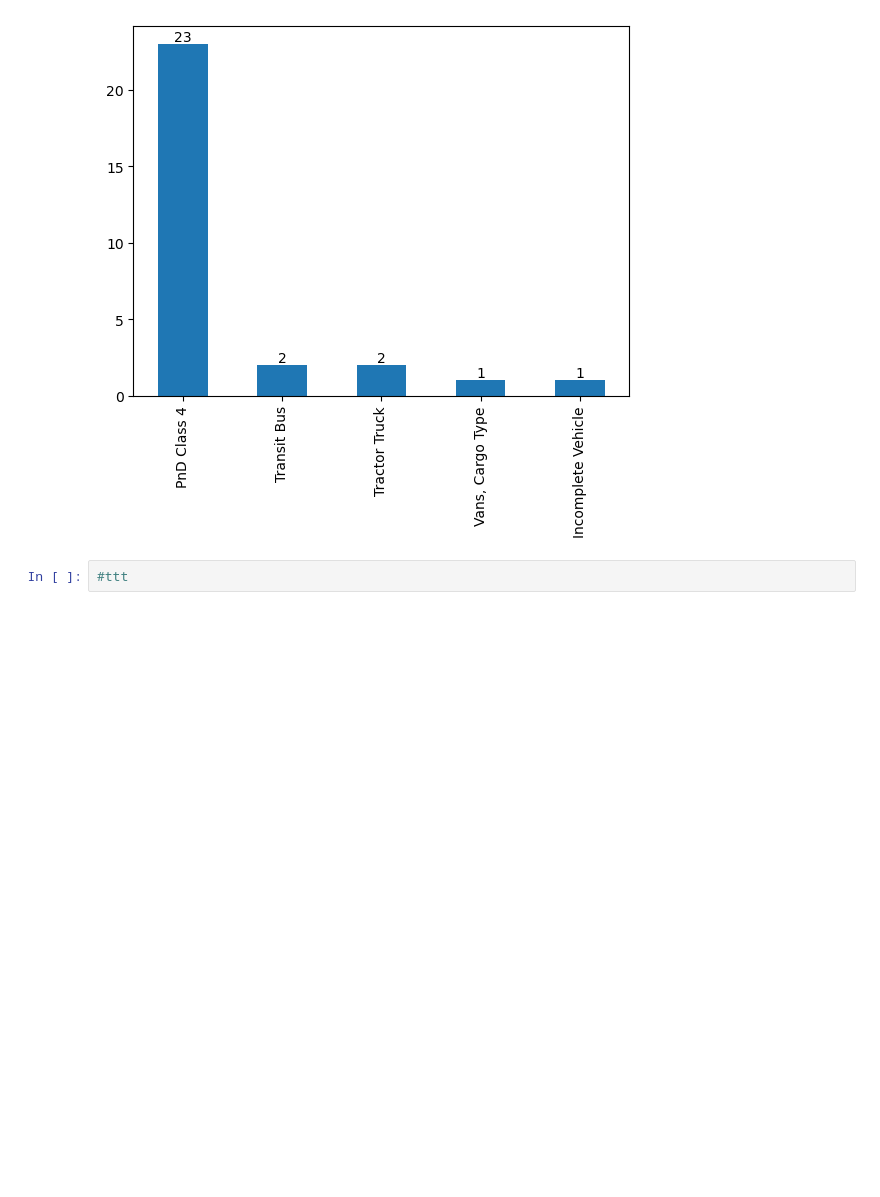
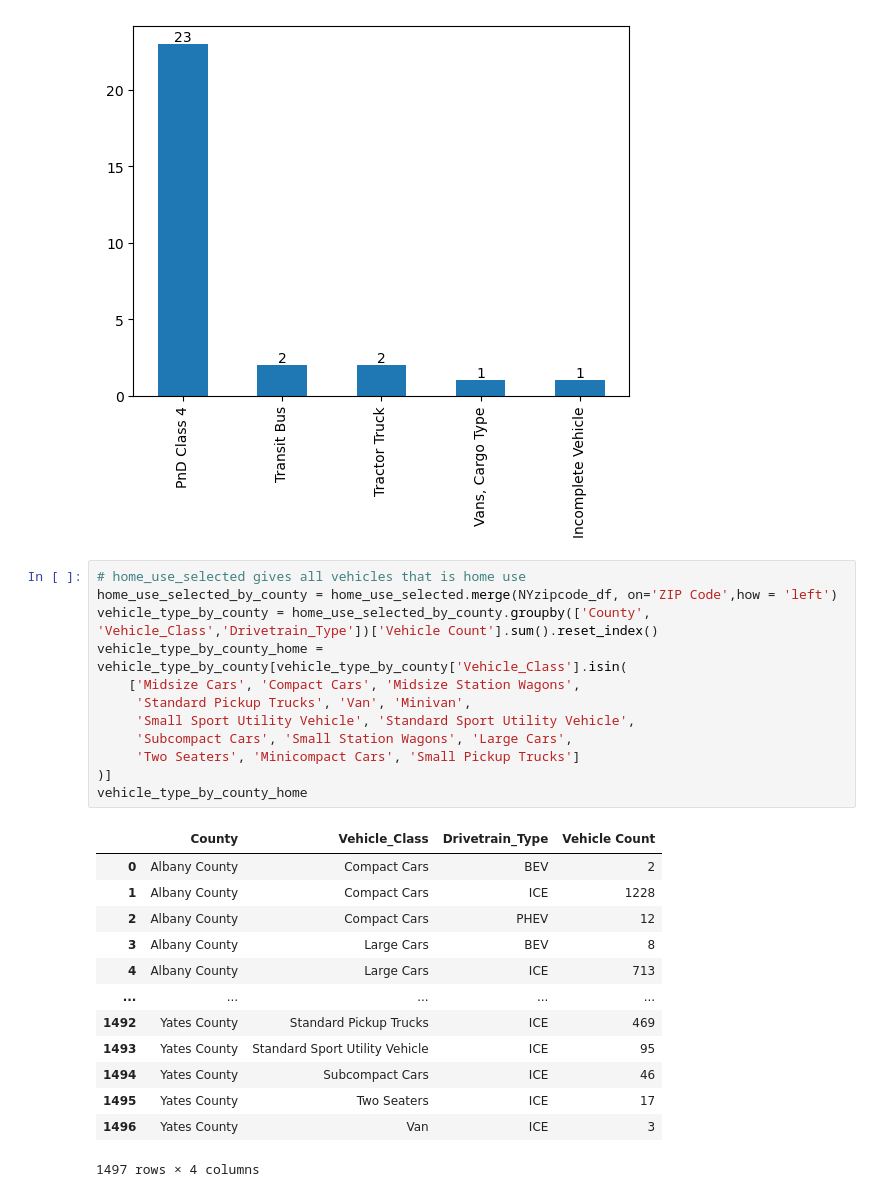
Before and after one commit to boyuan276/EVI-Pro-Lite, a Jupyter notebook: vehicle_type.ipynb, the cells around one changed output. Saved outputs shown, nothing was run; the diff lists cells and outputs as text; blank space fills up the shorter version.

```diff
--- a/vehicle_type.ipynb
+++ b/vehicle_type.ipynb
@@ -175,5 +188,29 @@ for i, v in enumerate(nonhome_electric_counts):
 plt.show()
 # %% [output]
 [figure]
-# %%
-#ttt
+# %%
+# home_use_selected gives all vehicles that is home use
+home_use_selected_by_county = home_use_selected.merge(NYzipcode_df, on='ZIP Code',how = 'left')
+vehicle_type_by_county = home_use_selected_by_county.groupby(['County', 'Vehicle_Class','Drivetrain_Type'])['Vehicle Count'].sum().reset_index()
+vehicle_type_by_county_home = vehicle_type_by_county[vehicle_type_by_county['Vehicle_Class'].isin(
+    ['Midsize Cars', 'Compact Cars', 'Midsize Station Wagons',
+     'Standard Pickup Trucks', 'Van', 'Minivan',
+     'Small Sport Utility Vehicle', 'Standard Sport Utility Vehicle',
+     'Subcompact Cars', 'Small Station Wagons', 'Large Cars',
+     'Two Seaters', 'Minicompact Cars', 'Small Pickup Trucks']
+)]
+vehicle_type_by_county_home
+# %% [output]
+|  | County | Vehicle_Class | Drivetrain_Type | Vehicle Count |
+| 0 | Albany County | Compact Cars | BEV | 2 |
+| 1 | Albany County | Compact Cars | ICE | 1228 |
+| 2 | Albany County | Compact Cars | PHEV | 12 |
+| 3 | Albany County | Large Cars | BEV | 8 |
+| 4 | Albany County | Large Cars | ICE | 713 |
+| ... | ... | ... | ... | ... |
+| 1492 | Yates County | Standard Pickup Trucks | ICE | 469 |
+| 1493 | Yates County | Standard Sport Utility Vehicle | ICE | 95 |
+| 1494 | Yates County | Subcompact Cars | ICE | 46 |
+| 1495 | Yates County | Two Seaters | ICE | 17 |
+| 1496 | Yates County | Van | ICE | 3 |
+1497 rows × 4 columns
```
Also changed, not shown: parts of 8 cells of this notebook.
